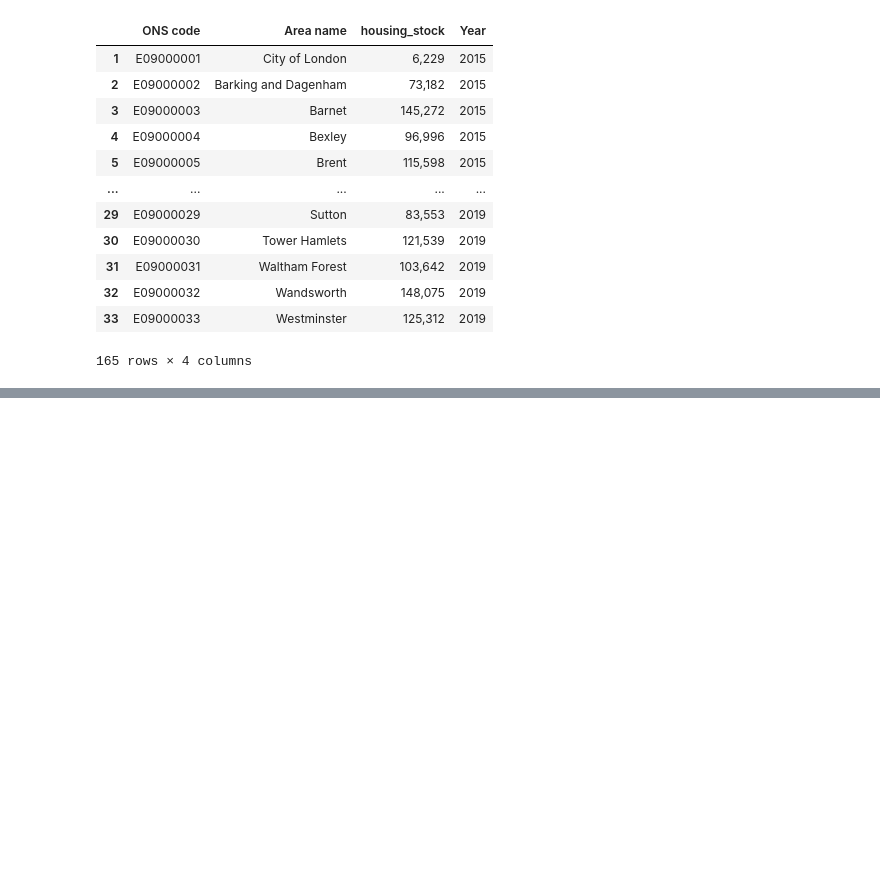
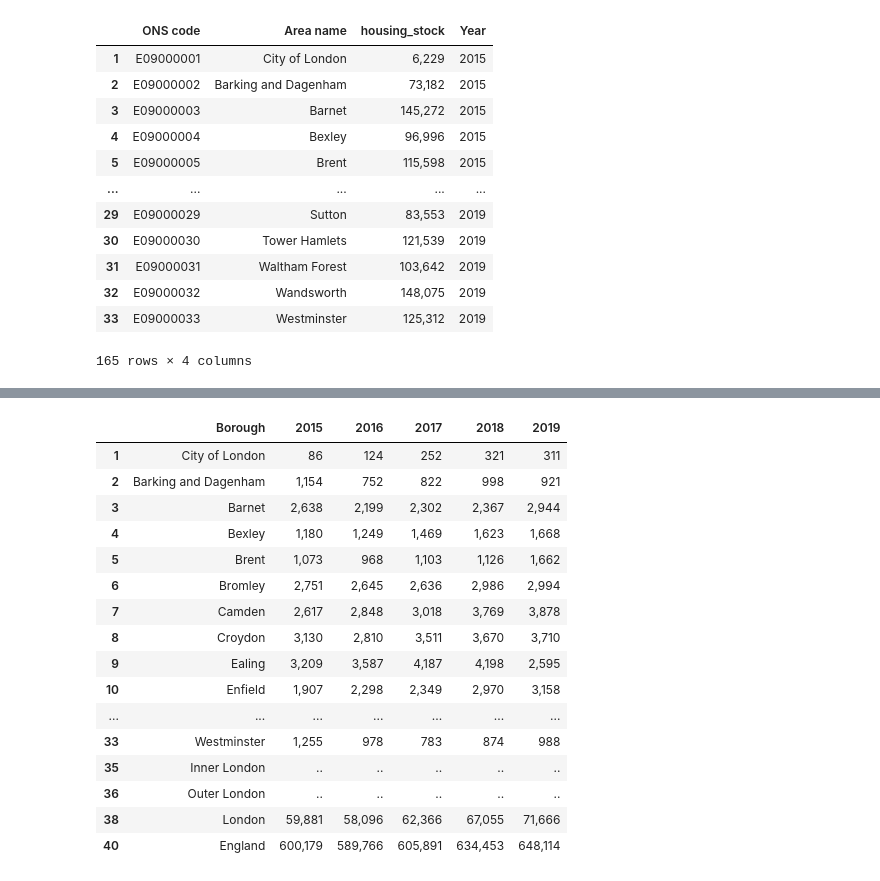
Before and after one commit to Jiawei997/i2p, a Jupyter notebook: Airbnb-listing.ipynb, the cells around one changed output, grey strips where cells are left out. Saved outputs shown, nothing was run; the diff lists cells and outputs as text; code cells hidden in the pictures; blank space fills up the shorter version.

```diff
--- a/Airbnb-listing.ipynb
+++ b/Airbnb-listing.ipynb
@@ -736,0 +896,2 @@ housing_stock
+# %%
+df_v.drop(df_v[df_v['Unnamed: 0'].isna()].index.values,axis=0,inplace=True)
@@ -736,0 +902,20 @@ housing_stock
+# %%
+df1_v.
+# %% [output]
+|  | Borough | 2015 | 2016 | 2017 | 2018 | 2019 |
+| 1 | City of London | 86 | 124 | 252 | 321 | 311 |
+| 2 | Barking and Dagenham | 1,154 | 752 | 822 | 998 | 921 |
+| 3 | Barnet | 2,638 | 2,199 | 2,302 | 2,367 | 2,944 |
+| 4 | Bexley | 1,180 | 1,249 | 1,469 | 1,623 | 1,668 |
+| 5 | Brent | 1,073 | 968 | 1,103 | 1,126 | 1,662 |
+| 6 | Bromley | 2,751 | 2,645 | 2,636 | 2,986 | 2,994 |
+| 7 | Camden | 2,617 | 2,848 | 3,018 | 3,769 | 3,878 |
+| 8 | Croydon | 3,130 | 2,810 | 3,511 | 3,670 | 3,710 |
+| 9 | Ealing | 3,209 | 3,587 | 4,187 | 4,198 | 2,595 |
+| 10 | Enfield | 1,907 | 2,298 | 2,349 | 2,970 | 3,158 |
+| ... | ... | ... | ... | ... | ... | ... |
+| 33 | Westminster | 1,255 | 978 | 783 | 874 | 988 |
+| 35 | Inner London | .. | .. | .. | .. | .. |
+| 36 | Outer London | .. | .. | .. | .. | .. |
+| 38 | London | 59,881 | 58,096 | 62,366 | 67,055 | 71,666 |
+| 40 | England | 600,179 | 589,766 | 605,891 | 634,453 | 648,114 |
```
Also changed, not shown: parts of 27 cells of this notebook.
